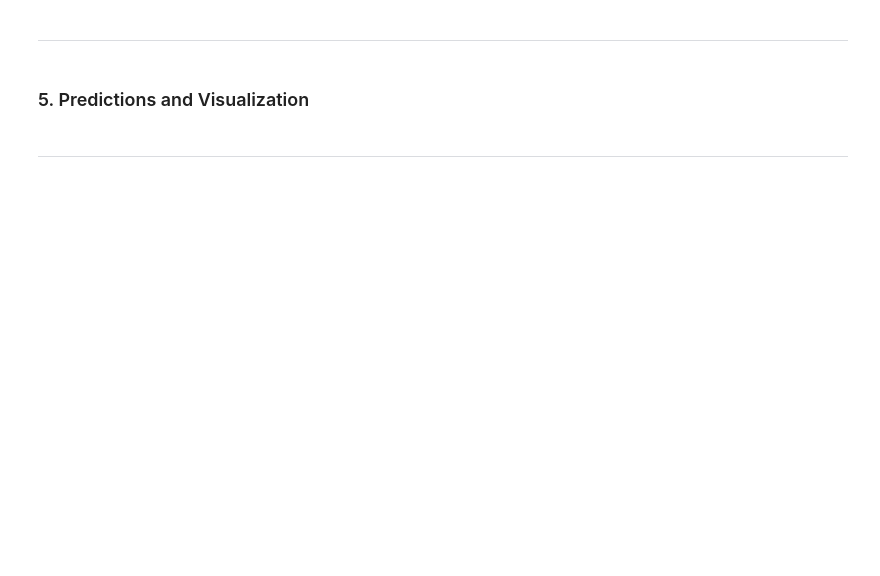
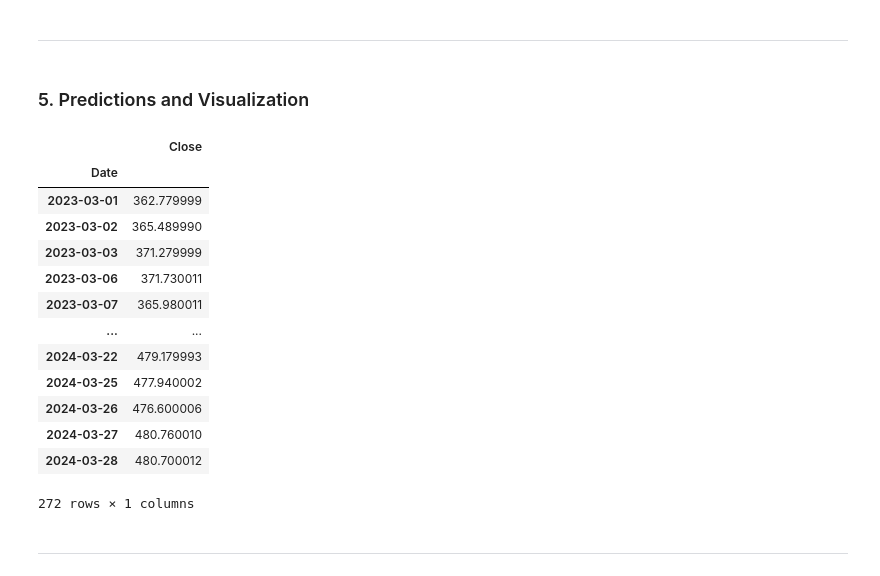
Before and after one commit to charltonxqh/SC1015-mini-project, a Jupyter notebook: LSTM Analysis/LSTM.ipynb, the cells around one changed output. Cells and saved outputs as stored; diff of their text form; code cells hidden in the pictures; blank space fills up the shorter version.

```diff
--- a/LSTM Analysis/LSTM.ipynb
+++ b/LSTM Analysis/LSTM.ipynb
@@ -230,5 +305,31 @@ x_train, y_train
 ---
 # %% [markdown]
 ### 5. Predictions and Visualization
+# %%
+# Load the test dataset
+test_df = pd.read_csv('../datasets/VOO_test.csv')
+
+# Convert the 'Date' column to datetime format for plotting purposes
+test_df['Date'] = pd.to_datetime(test_df['Date'])
+test_df.set_index('Date', inplace=True)
+
+# Now, focus on the 'Close' column
+test_df_close = test_df[['Close']]
+test_df_close
+# %% [output]
+|  | Close |
+| Date |  |
+| 2023-03-01 | 362.779999 |
+| 2023-03-02 | 365.489990 |
+| 2023-03-03 | 371.279999 |
+| 2023-03-06 | 371.730011 |
+| 2023-03-07 | 365.980011 |
+| ... | ... |
+| 2024-03-22 | 479.179993 |
+| 2024-03-25 | 477.940002 |
+| 2024-03-26 | 476.600006 |
+| 2024-03-27 | 480.760010 |
+| 2024-03-28 | 480.700012 |
+272 rows × 1 columns
 # %% [markdown]
 ---
```
Also changed, not shown: parts of 6 cells of this notebook, 6 other files.
